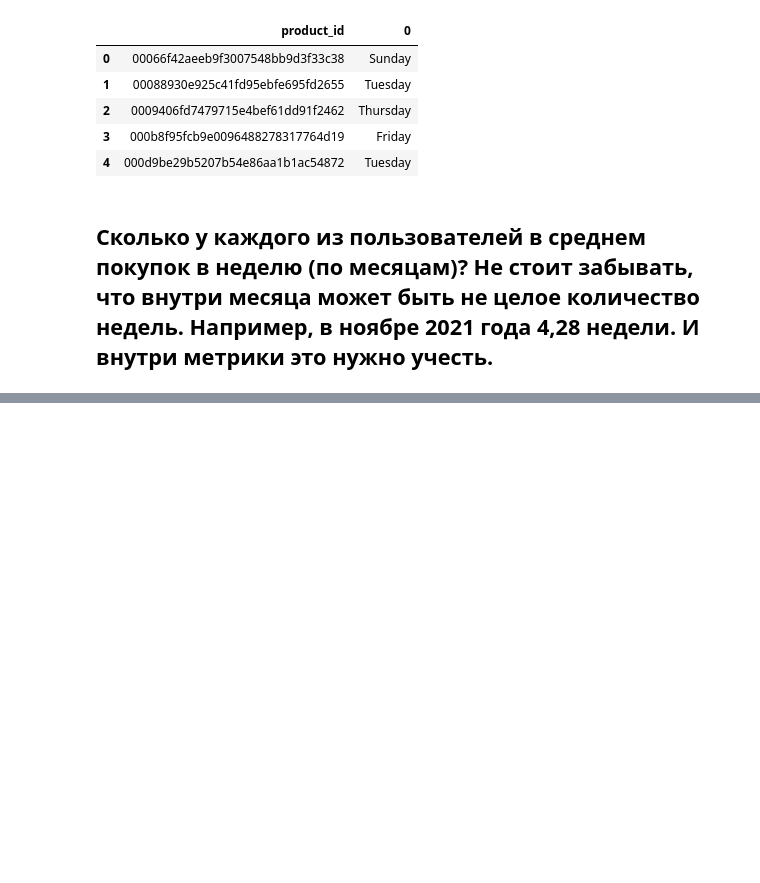
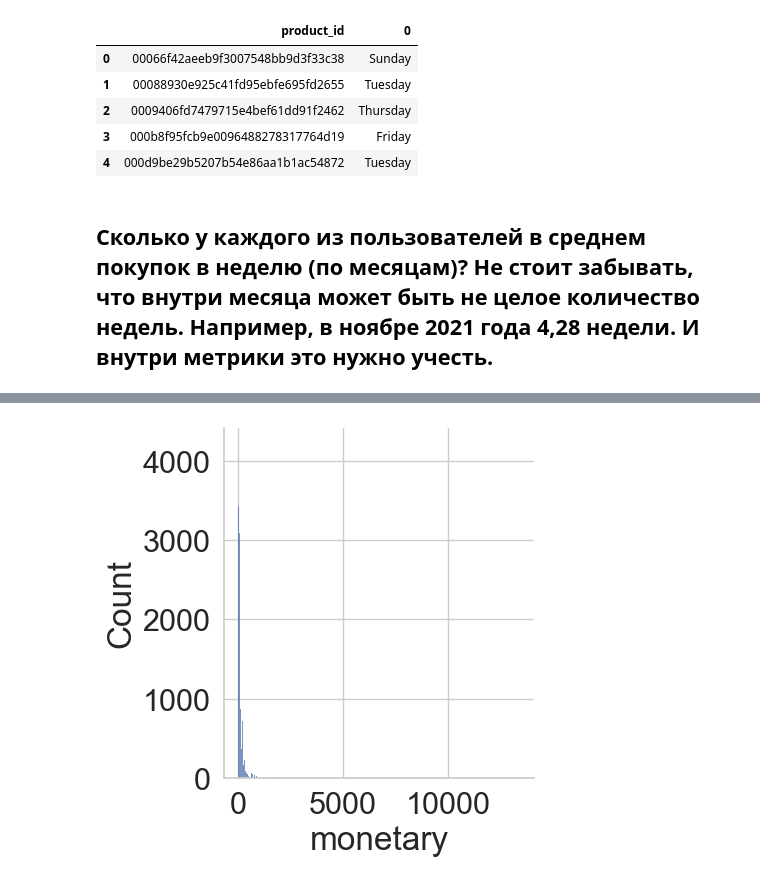
Before and after one commit to avgalkov/Analitic-projects, a Jupyter notebook: E-commerce analysis project/E-commerse project.ipynb, the cells around one changed output, grey strips where cells are left out. Cells and saved outputs as stored; diff of their text form; code cells hidden in the pictures; blank space fills up the shorter version.

```diff
--- a/E-commerce analysis project/E-commerse project.ipynb
+++ b/E-commerce analysis project/E-commerse project.ipynb
@@ -356,0 +648,10 @@ top_days.head()
+# %%
+def F(frequency):
+    if frequency == 1:
+        return 1
+    elif frequency == 2:
+        return 2
+    else:
+        return 3
+
+rfm_data['f'] = rfm_data.frequency.apply(F)
@@ -356,0 +667,6 @@ top_days.head()
+# %%
+
+sns.displot(rfm_data.monetary)
+sns.despine()
+# %% [output]
+[figure, added]
```
Also changed, not shown: parts of 50 cells of this notebook.
